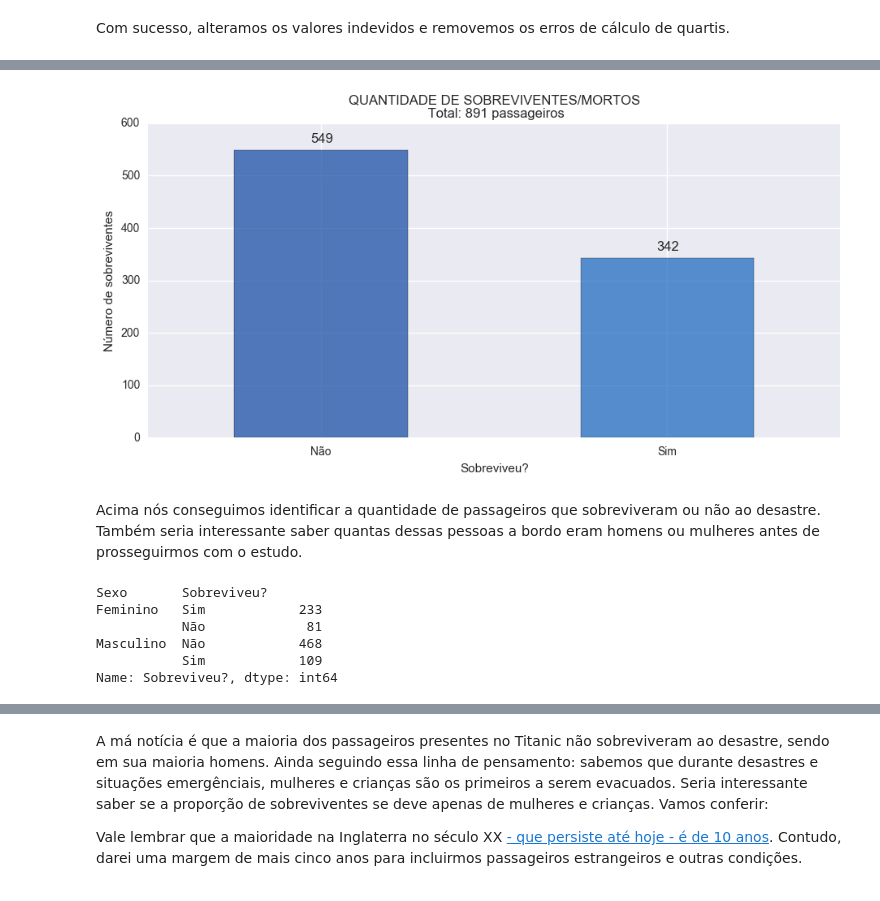
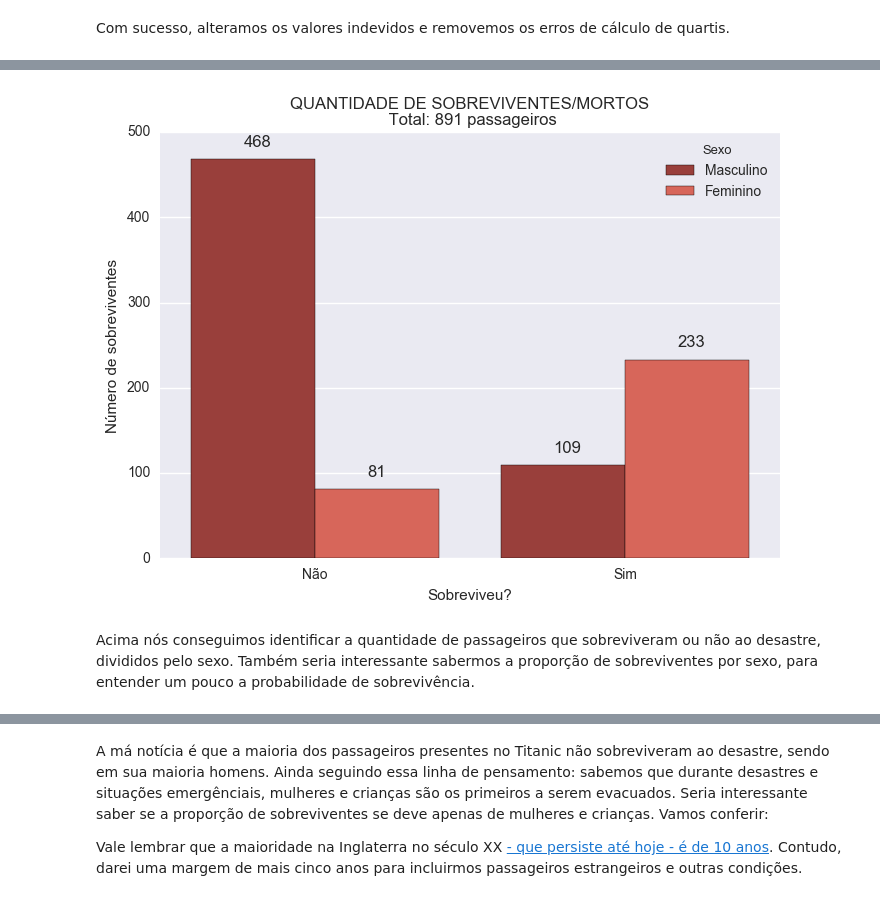
Before and after one commit to paulozip/naufragio-titanic, a Jupyter notebook: Titanic.ipynb, the cells around one changed output, grey strips where cells are left out. Cells and saved outputs as stored; diff of their text form; code cells hidden in the pictures.

```diff
--- a/Titanic.ipynb
+++ b/Titanic.ipynb
@@ -186,27 +186,18 @@ cores = [
         ]
 # %%
 #quantidades de sobreviventes e mortos na tragédia
-sobreviventes = titanic['Sobreviveu?'].value_counts().plot(kind='bar', rot=0 , color=random.choice(cores), alpha=.7, figsize=(11,5))
+passageiros = sns.countplot(data=titanic, x='Sobreviveu?', hue='Sexo', palette='Reds_d')
 
 #posicionando valores acima das barras
-for p in sobreviventes.patches:
+for p in passageiros.patches:
     b=p.get_bbox()
-    sobreviventes.annotate("{:.0f}".format(b.y1 + b.y0), ((b.x0 + b.x1)/2 - 0.03, b.y1 + 15))
+    passageiros.annotate("{:.0f}".format(b.y1 + b.y0), ((b.x0 + b.x1)/2 - 0.03, b.y1 + 15))
 
 plt.title('QUANTIDADE DE SOBREVIVENTES/MORTOS\n Total: %s passageiros' % (titanic.shape[0]))
 plt.xlabel('Sobreviveu?')
 plt.ylabel('Número de sobreviventes')
 plt.show()
 # %% [output]
-[figure, old version]
+[figure, new version]
 # %% [markdown]
-Acima nós conseguimos identificar a quantidade de passageiros que sobreviveram ou não ao desastre. Também seria interessante saber quantas dessas pessoas a bordo eram homens ou mulheres antes de prosseguirmos com o estudo.
+Acima nós conseguimos identificar a quantidade de passageiros que sobreviveram ou não ao desastre, divididos pelo sexo. Também seria interessante sabermos a proporção de sobreviventes por sexo, para entender um pouco a probabilidade de sobrevivência.
-# %%
-titanic.groupby('Sexo')['Sobreviveu?'].value_counts()
-# %% [output]
-Sexo       Sobreviveu?
-Feminino   Sim            233
-           Não             81
-Masculino  Não            468
-           Sim            109
-Name: Sobreviveu?, dtype: int64
```
Also changed, not shown: parts of 6 cells of this notebook.
